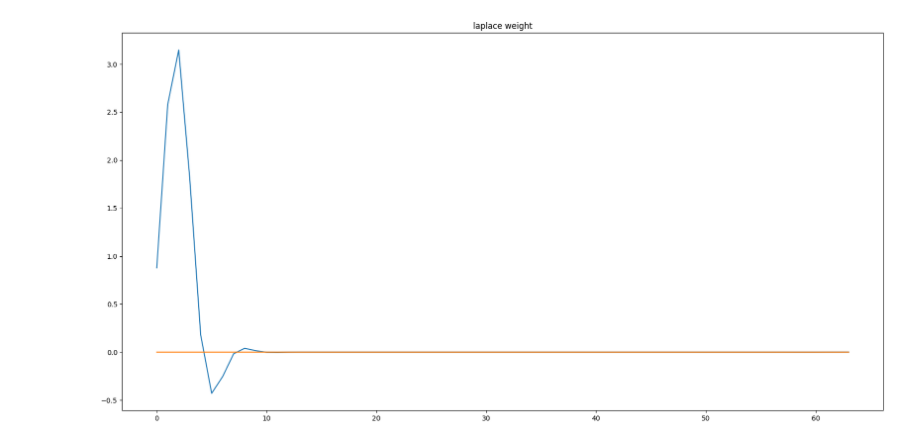
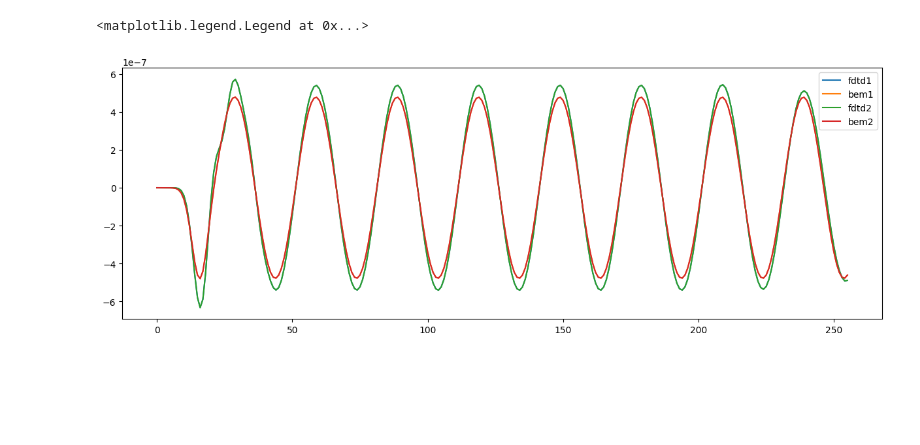
Before and after one commit to hellojxt/PPPM-TDBEM, a Jupyter notebook: notes/plot.ipynb, the cells around one changed output. Cells and saved outputs as stored; diff of their text form; code cells hidden in the pictures; blank space fills up the shorter version.

```diff
--- a/notes/plot.ipynb
+++ b/notes/plot.ipynb
@@ -21,8 +1,18 @@ plt.show()
-# %%
-plt.figure(figsize=(20,10))
-data_laplace_weight = np.loadtxt('../build/laplace_weight.txt')
-plt.plot(data_laplace_weight)
-plt.title('laplace weight')
-plt.show()
-# %% [output]
-[figure, removed]
+# %%
+import numpy as np
+import matplotlib.pyplot as plt
+
+data_fdtd1 = np.loadtxt('../build/check_fdtd1.txt')
+data_bem1 = np.loadtxt('../build/check_bem1.txt')
+data_fdtd2 = np.loadtxt('../build/check_fdtd2.txt')
+data_bem2 = np.loadtxt('../build/check_bem2.txt')
+
+plt.figure(figsize=(15, 5))
+plt.plot(data_fdtd1)
+plt.plot(data_bem1)
+plt.plot(data_fdtd2)
+plt.plot(data_bem2)
+plt.legend(['fdtd1', 'bem1', 'fdtd2', 'bem2'])
+# %% [output]
+<matplotlib.legend.Legend at 0x...>
+[figure, added]
```
Also changed, not shown: parts of 1 cell of this notebook, 15 other files.
